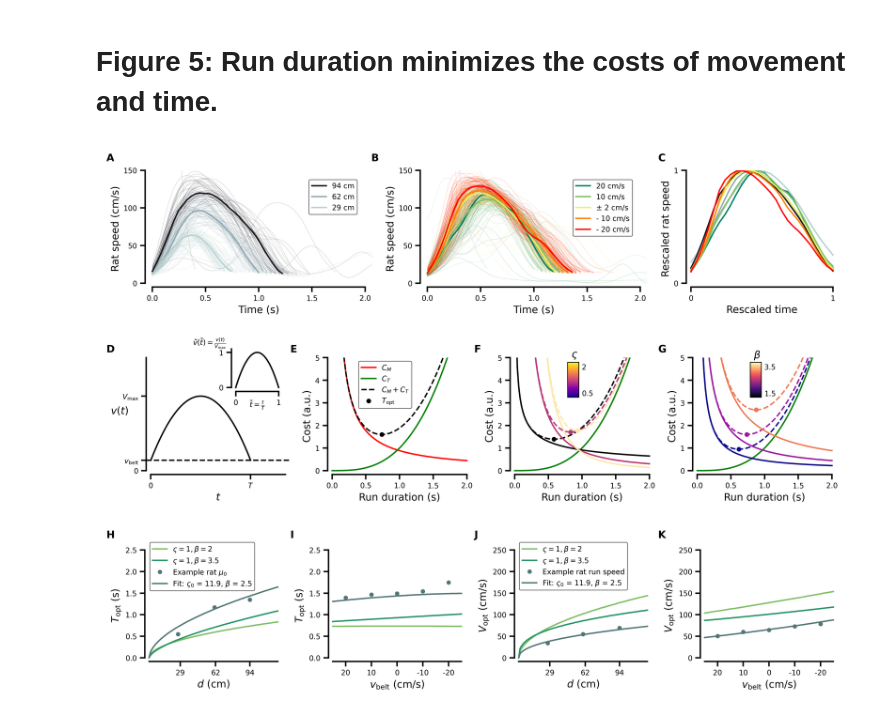
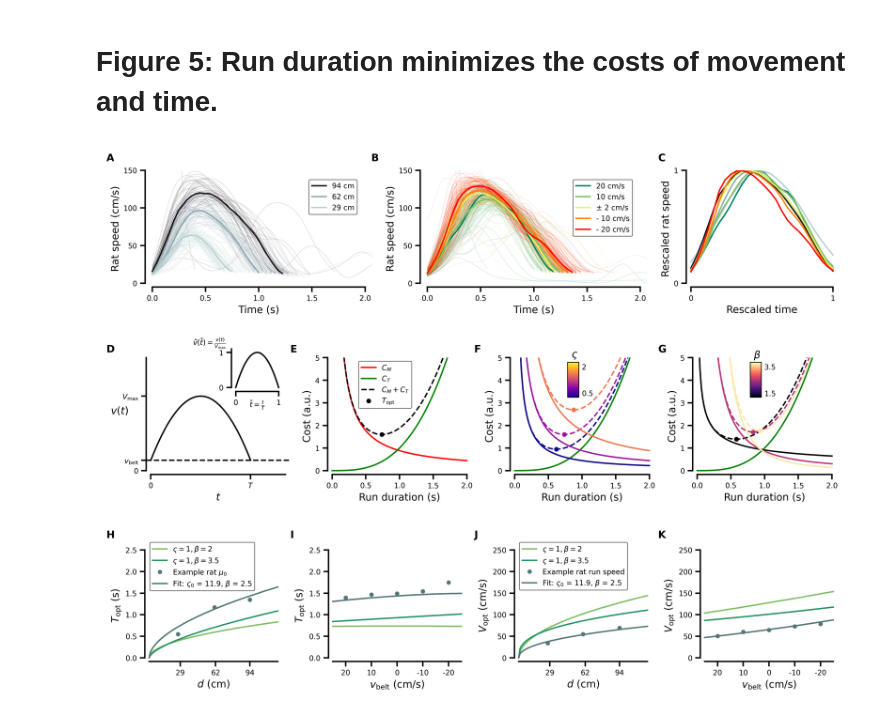
Before and after one commit to HeathenToaster/RunningFastAndSlow, a Jupyter notebook: Figure_5.ipynb, the cells around one changed output. Saved outputs shown, nothing was run; the diff lists cells and outputs as text; code cells hidden in the pictures.

Commit message:
wrong plot order fix

```diff
--- a/Figure_5.ipynb
+++ b/Figure_5.ipynb
@@ -805,8 +805,8 @@ Figure5C(ax_rawrescaled)
 
 Figure5D(ax_notation)
 Figure5E(ax_model)
-Figure5F(ax_beta_effect)
-Figure5G(ax_effort_sensitivity_effect)
+Figure5F(ax_effort_sensitivity_effect)
+Figure5G(ax_beta_effect)
 
 Figure5H(our_model_Topt_D)
 Figure5I(our_model_Topt_vbelt)
@@ -825,31 +825,31 @@ for label,coordinates in sorted(figuresLabels.items()):
 # colorbars
 fig.canvas.draw()
 fig_axes = fig.axes
 bounds = [_ax.get_position().bounds for _ax in fig_axes]
 fig.set_constrained_layout(False)
 
 plot_colorbar(ax_input=ax_effort_sensitivity_effect, x=.4, y=.66, width=.078, height=.3,
               label=r'$\varsigma$', y_label=1.35, labelpad=-13,
               cmap='plasma', labels=[.5, 0, 2])
 
 plot_colorbar(ax_input=ax_beta_effect, x=.4, y=.66, width=.078, height=.3,
               label=r'$\beta$', y_label=1.35, labelpad=-13,
               cmap='magma', labels=[1.5, 0, 3.5])
 
 for i, ax in enumerate(fig_axes):
     ax.set_position(bounds[i])
 fig.canvas.draw()
 
 # inset
 lC, bC, hC, wC = 0.17, .57, 0.08, 0.07
 ax1 = fig.add_axes([lC, bC, wC, hC])
 Figure5Dbis(ax=ax1)
 
 
 plt.savefig("./Figures_paper/Figure_5.pdf", facecolor='w',
                 edgecolor='none', bbox_inches='tight', format="pdf", dpi=600)
 
 plt.savefig("./Figures_paper/Figure_5.svg", facecolor='w',
         edgecolor='none', bbox_inches='tight', format="svg", dpi=600)
 # %% [output]
-[figure, old version]
+[figure, new version]
```
Also changed, not shown: 2 other files.
